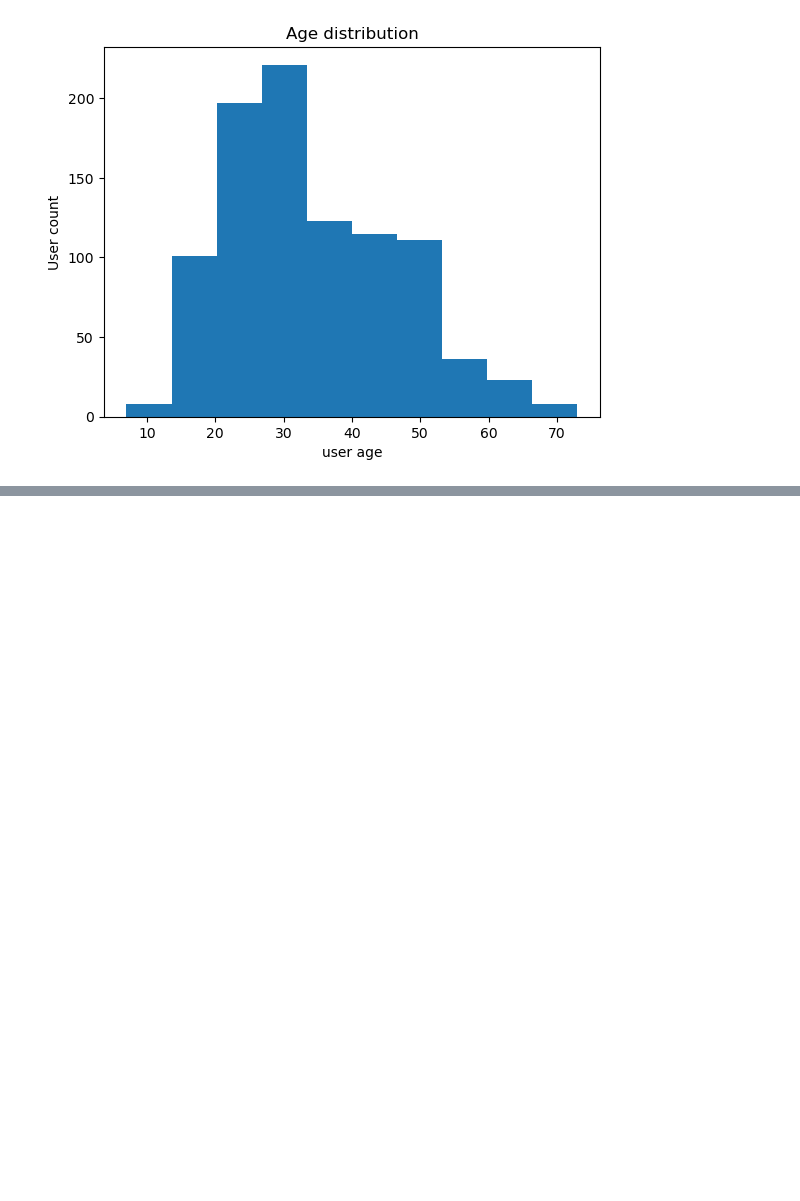
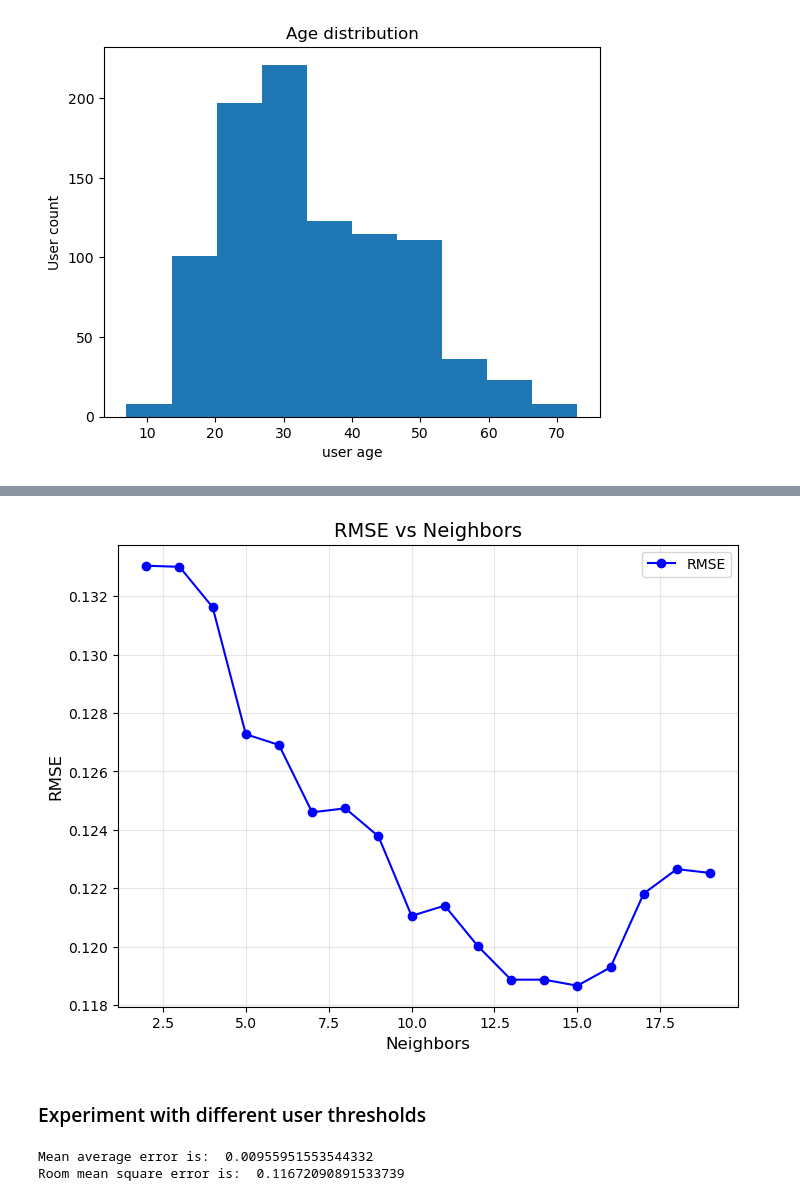
Before and after one commit to NikosKontou/6001-Project, a Jupyter notebook: project.ipynb, the cells around one changed output, grey strips where cells are left out. Saved outputs shown, nothing was run; the diff lists cells and outputs as text; code cells hidden in the pictures; blank space fills up the shorter version.

```diff
--- a/project.ipynb
+++ b/project.ipynb
@@ -480,5 +430,8 @@ def createSimilarityMatrix(df):
 # %% [markdown]
 ## 3.Generate the top-5 recommendations per user
 # %%
-similarity_matrix = createSimilarityMatrix(removedOutliers.sample(frac=0.1,random_state=200, axis= 0)) # Create similarity matrix
+# for performance reason we will use a fraction of the data
+perfFrac = 0.2
+
+similarity_matrix = createSimilarityMatrix(removedOutliers.sample(frac= perfFrac,random_state=200, axis= 0))
 # %%
@@ -547,0 +498,13 @@ print(getUserSimilarity(uUser.loc[15], uUser.loc[98], maxAgeDiff))
+# %%
+best_rmse = 99999999
+best_neighbhor_count = 0
+resultsDf = pd.DataFrame(columns = ['neighbhors', 'rmse'])
+for i in range(2, 20):
+    result = getPredictionData(similarity_matrix, removedOutliers, i)
+    rmse = RMSEQ3(removedOutliers.sample(frac= perfFrac, random_state=200, axis= 0), result, hiddenData)
+    resultsDf = pd.concat([pd.DataFrame([[i, rmse]], columns=resultsDf.columns), resultsDf], ignore_index=True)
+    if(rmse < best_rmse):
+        best_rmse = rmse
+        best_neighborh_count = i
+
+resultsDf
@@ -547,0 +529,16 @@ print(getUserSimilarity(uUser.loc[15], uUser.loc[98], maxAgeDiff))
+# %%
+plt.figure(figsize=(8, 6))
+plt.plot(resultsDf['neighbhors'], resultsDf['rmse'], marker='o', linestyle='-', color='b', label='RMSE')
+
+plt.title('RMSE vs Neighbors', fontsize=14)
+plt.xlabel('Neighbors', fontsize=12)
+plt.ylabel('RMSE', fontsize=12)
+plt.grid(alpha=0.3)
+plt.legend()
+plt.show()
+
+#we conclude that by increasing the neighbhors we have better accuracy that starts to diminish around 13 neighborhs (cpu time vs result)
+# %% [output]
+[figure, added]
+# %% [markdown]
+### Experiment with different user thresholds
@@ -547,0 +549,8 @@ print(getUserSimilarity(uUser.loc[15], uUser.loc[98], maxAgeDiff))
+# %%
+maeRecs3= MAEQ3(removedOutliers.sample(frac= perfFrac, random_state=200, axis= 0), improvedPredictionData,hiddenData)
+print('Mean average error is: ', maeRecs3)
+rmseRecs3= RMSEQ3(removedOutliers.sample(frac= perfFrac, random_state=200, axis= 0), improvedPredictionData,hiddenData)
+print('Room mean square error is: ', rmseRecs3)
+# %% [output]
+Mean average error is:  0.00955951553544332
+Room mean square error is:  0.11672090891533739
```
Also changed, not shown: parts of 32 cells of this notebook.
